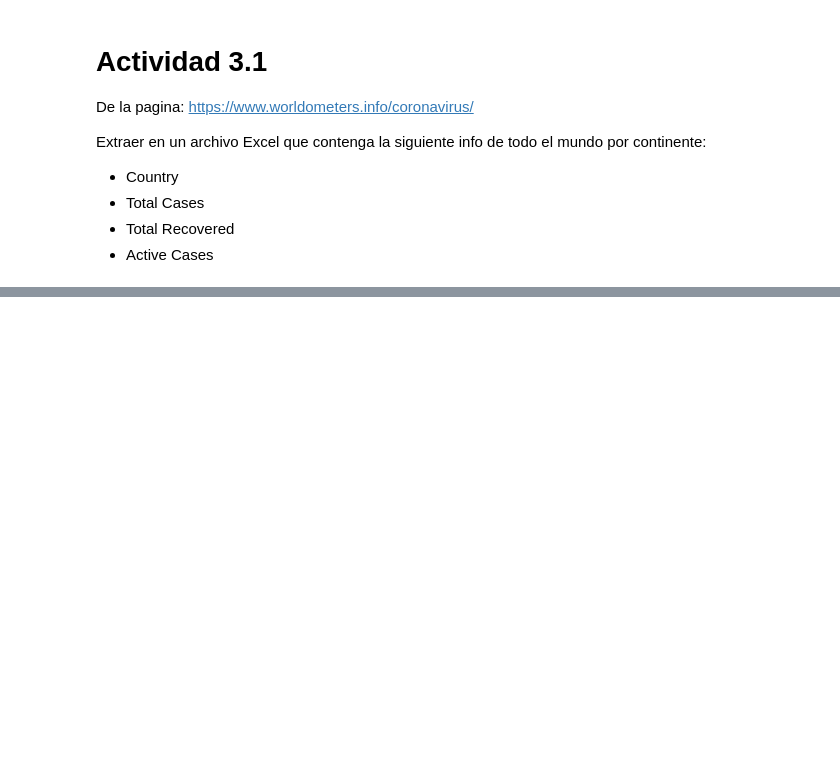
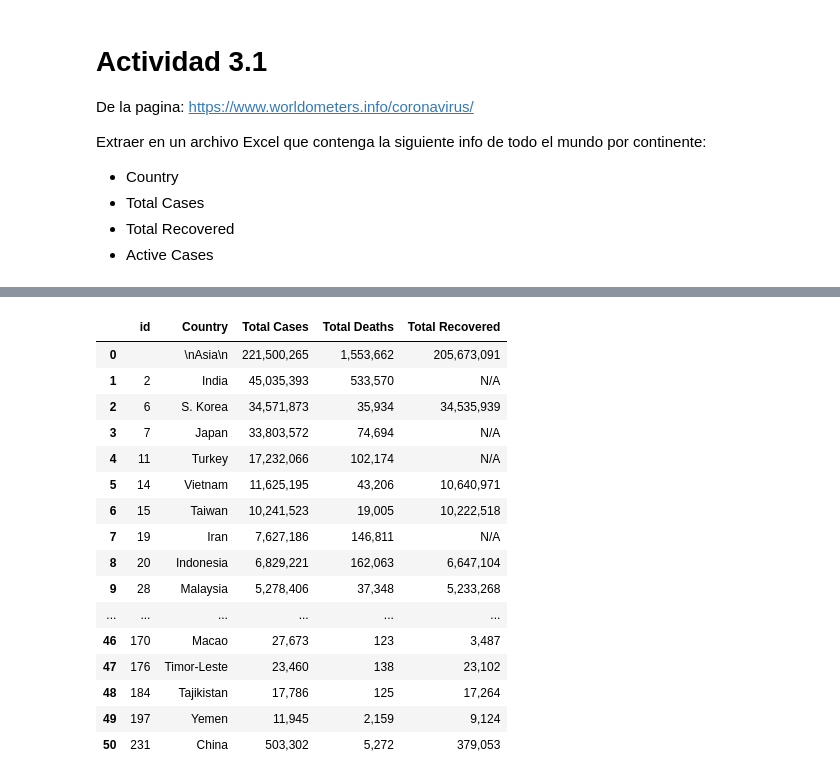
Before and after one commit to SLC-ITESO/MineriaDatos, a Jupyter notebook: Acts/Actividad 3-1/Actividad 3.1.ipynb, the cells around one changed output, grey strips where cells are left out. Cells and saved outputs as stored; diff of their text form; code cells hidden in the pictures; blank space fills up the shorter version.

```diff
--- a/Acts/Actividad 3-1/Actividad 3.1.ipynb
+++ b/Acts/Actividad 3-1/Actividad 3.1.ipynb
@@ -135,0 +194,20 @@ DFAFR
+# %%
+DFASIA
+# %% [output]
+|  | id | Country | Total Cases | Total Deaths | Total Recovered |
+| 0 |  | \nAsia\n | 221,500,265 | 1,553,662 | 205,673,091 |
+| 1 | 2 | India | 45,035,393 | 533,570 | N/A |
+| 2 | 6 | S. Korea | 34,571,873 | 35,934 | 34,535,939 |
+| 3 | 7 | Japan | 33,803,572 | 74,694 | N/A |
+| 4 | 11 | Turkey | 17,232,066 | 102,174 | N/A |
+| 5 | 14 | Vietnam | 11,625,195 | 43,206 | 10,640,971 |
+| 6 | 15 | Taiwan | 10,241,523 | 19,005 | 10,222,518 |
+| 7 | 19 | Iran | 7,627,186 | 146,811 | N/A |
+| 8 | 20 | Indonesia | 6,829,221 | 162,063 | 6,647,104 |
+| 9 | 28 | Malaysia | 5,278,406 | 37,348 | 5,233,268 |
+| ... | ... | ... | ... | ... | ... |
+| 46 | 170 | Macao | 27,673 | 123 | 3,487 |
+| 47 | 176 | Timor-Leste | 23,460 | 138 | 23,102 |
+| 48 | 184 | Tajikistan | 17,786 | 125 | 17,264 |
+| 49 | 197 | Yemen | 11,945 | 2,159 | 9,124 |
+| 50 | 231 | China | 503,302 | 5,272 | 379,053 |
```
Also changed, not shown: parts of 8 cells of this notebook.
